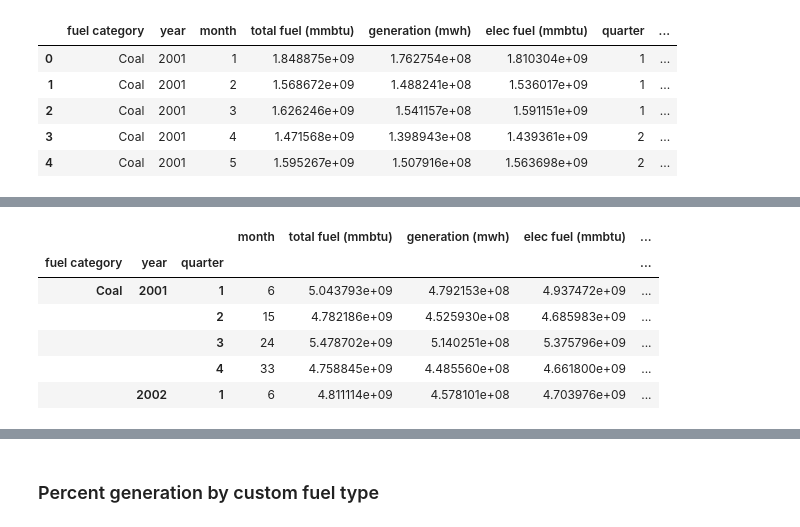
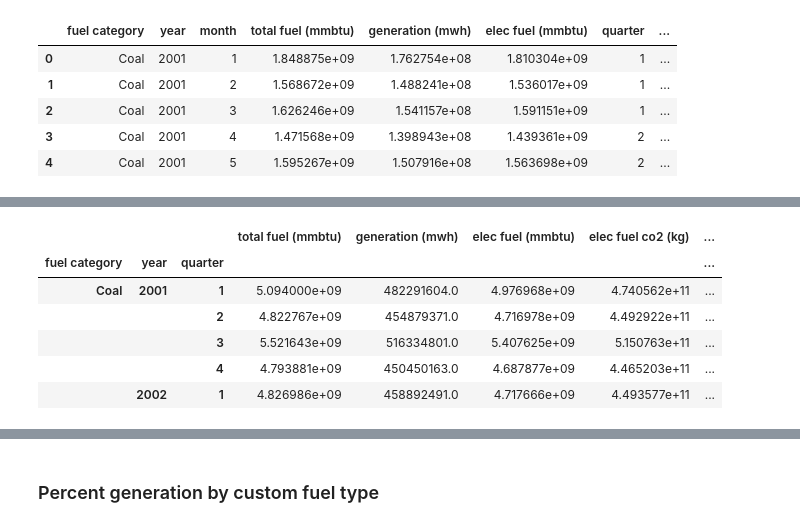
Before and after one commit to gschivley/carbon-index, a Jupyter notebook: Notebooks/Calculate national and NERC gen and emissions.ipynb, the cells around one changed output, grey strips where cells are left out. Saved outputs shown, nothing was run; the diff lists cells and outputs as text; code cells hidden in the pictures.

```diff
--- a/Notebooks/Calculate national and NERC gen and emissions.ipynb
+++ b/Notebooks/Calculate national and NERC gen and emissions.ipynb
@@ -175,6 +206,6 @@ Name: generation (mwh), dtype: float64
 # %% [markdown]
 #### Regroup generation from state codes to my custom fuel codes
 # %%
-national_gen = group_fuel_cats(national_gen.reset_index(), custom_fuel_cat,
+national_gen_cat = group_fuel_cats(national_gen.reset_index(), custom_fuel_cat,
                                'type', 'fuel category').set_index(['fuel category', 'year', 'month'])
 # %%
@@ -266,0 +326,3 @@ annual_index.to_csv(path, index=False)
+# %%
+category_ef = reduce_emission_factors(ef)
+category_ef
@@ -266,0 +341,8 @@ annual_index.to_csv(path, index=False)
+# %%
+national_gen['elec fuel fossil co2 (kg)'] = 0
+for fuel in category_ef.keys():
+    national_gen.loc[idx[fuel, :, :], 'elec fuel fossil co2 (kg)'] = (national_gen.loc[idx[fuel, :, :], 'elec fuel (mmbtu)']
+                                                              * category_ef[fuel])
+
+national_gen['elec fuel fossil co2 (kg)'] = (national_gen['elec fuel fossil co2 (kg)']
+                                             + extra_co2['elec fuel co2 (kg)'])
@@ -282,3 +383,14 @@ gen_monthly.head()
 | 2 | Coal | 2001 | 3 | 1.626246e+09 | 1.541157e+08 | 1.591151e+09 | 1 | ... |
 | 3 | Coal | 2001 | 4 | 1.471568e+09 | 1.398943e+08 | 1.439361e+09 | 2 | ... |
 | 4 | Coal | 2001 | 5 | 1.595267e+09 | 1.507916e+08 | 1.563698e+09 | 2 | ... |
+# %%
+gen_monthly = (group_fuel_cats(national_gen.reset_index(), custom_fuel_cat,
+                              'type', 'fuel category')
+                               .groupby(['fuel category', 'year', 'month'])
+                               .sum()
+                               .reset_index())
+
+generation_index(gen_monthly, national_index, ['year', 'month'])
+add_quarter(gen_monthly)
+# gen_monthly.drop(columns=['plant id', 'lat', 'lon'], inplace=True)
+gen_monthly.head()
@@ -285,18 +404,20 @@ gen_monthly.head()
 # %%
 gen_quarter = gen_monthly.groupby(['fuel category', 'year', 'quarter']).sum()
 gen_quarter['adjusted index (g/kwh)'] = (gen_quarter['adjusted co2 (kg)']
                                          / gen_quarter['generation (mwh)'])
 gen_quarter['adjusted index (lb/mwh)'] = gen_quarter['adjusted index (g/kwh)'] * 2.2046
 gen_quarter['year_quarter'] = (gen_quarter.index.get_level_values('year').astype(str)
                                + ' Q'
                                + gen_quarter.index.get_level_values('quarter').astype(str))
 
+gen_quarter.drop(columns=['month'], inplace=True)
+
 gen_quarter.head()
 # %% [output]
-|  |  |  | month | total fuel (mmbtu) | generation (mwh) | elec fuel (mmbtu) | ... |
+|  |  |  | total fuel (mmbtu) | generation (mwh) | elec fuel (mmbtu) | elec fuel co2 (kg) | ... |
 | fuel category | year | quarter |  |  |  |  | ... |
-| Coal | 2001 | 1 | 6 | 5.043793e+09 | 4.792153e+08 | 4.937472e+09 | ... |
-|  |  | 2 | 15 | 4.782186e+09 | 4.525930e+08 | 4.685983e+09 | ... |
-|  |  | 3 | 24 | 5.478702e+09 | 5.140251e+08 | 5.375796e+09 | ... |
-|  |  | 4 | 33 | 4.758845e+09 | 4.485560e+08 | 4.661800e+09 | ... |
-|  | 2002 | 1 | 6 | 4.811114e+09 | 4.578101e+08 | 4.703976e+09 | ... |
+| Coal | 2001 | 1 | 5.094000e+09 | 482291604.0 | 4.976968e+09 | 4.740562e+11 | ... |
+|  |  | 2 | 4.822767e+09 | 454879371.0 | 4.716978e+09 | 4.492922e+11 | ... |
+|  |  | 3 | 5.521643e+09 | 516334801.0 | 5.407625e+09 | 5.150763e+11 | ... |
+|  |  | 4 | 4.793881e+09 | 450450163.0 | 4.687877e+09 | 4.465203e+11 | ... |
+|  | 2002 | 1 | 4.826986e+09 | 458892491.0 | 4.717666e+09 | 4.493577e+11 | ... |
```
Also changed, not shown: parts of 22 cells of this notebook.
